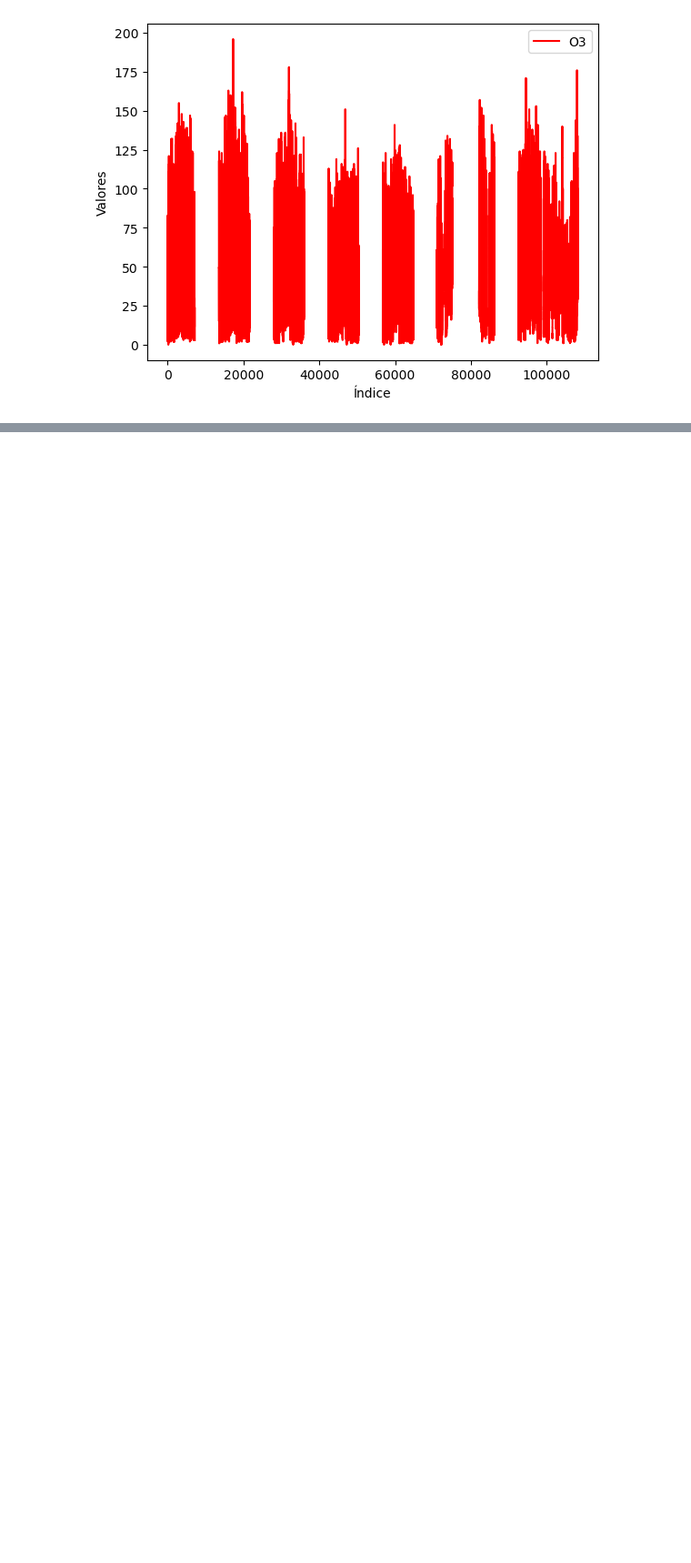
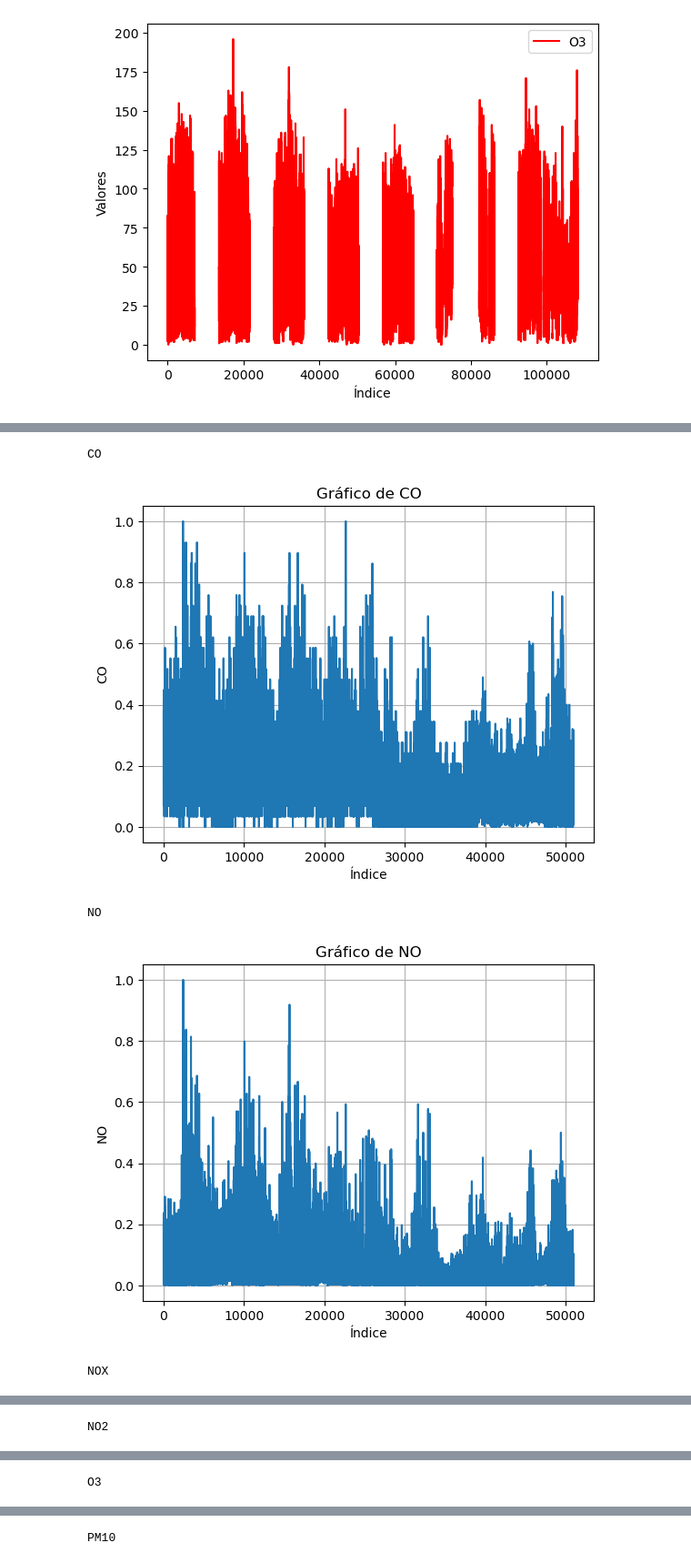
Before and after one commit to vlegaria/air_pollution, a Jupyter notebook: graficas/pollutants.ipynb, the cells around one changed output, grey strips where cells are left out. Shown at 91% size. Cells and saved outputs as stored; diff of their text form; code cells hidden in the pictures; blank space fills up the shorter version.

```diff
--- a/graficas/pollutants.ipynb
+++ b/graficas/pollutants.ipynb
@@ -164,0 +171,9 @@ gdf.to_file(shp_file_path)
+# %%
+dir ="C:/Users/valer/Documents/CIC/doctorado/air_pollution/data_processing/datos_por_estacion_pre_processing/PED.csv"
+df = pd.read_csv(dir)
+dates = df.date
+col = ['date', 'year', 'month', 'day', 'hour', 'minute']
+df = df.drop(columns=col)
+df_variables = df
+df
+#for column in [df.columns[0]]:
@@ -164,0 +194,16 @@ gdf.to_file(shp_file_path)
+# %%
+for column in df.columns:
+    print(column)
+    plt.figure()  # Crear una nueva figura
+    plt.plot(df[column])
+    plt.title(f'Gráfico de {column}')
+    plt.xlabel('Índice')
+    plt.ylabel(column)
+    plt.grid(True)
+    plt.show()
+# %% [output]
+CO
+[figure, added]
+NO
+[figure, added]
+NOX
@@ -164,0 +211 @@ gdf.to_file(shp_file_path)
+NO2
@@ -164,0 +213 @@ gdf.to_file(shp_file_path)
+O3
@@ -164,0 +215 @@ gdf.to_file(shp_file_path)
+PM10
```
Also changed, not shown: parts of 17 cells of this notebook, 7 other files.
